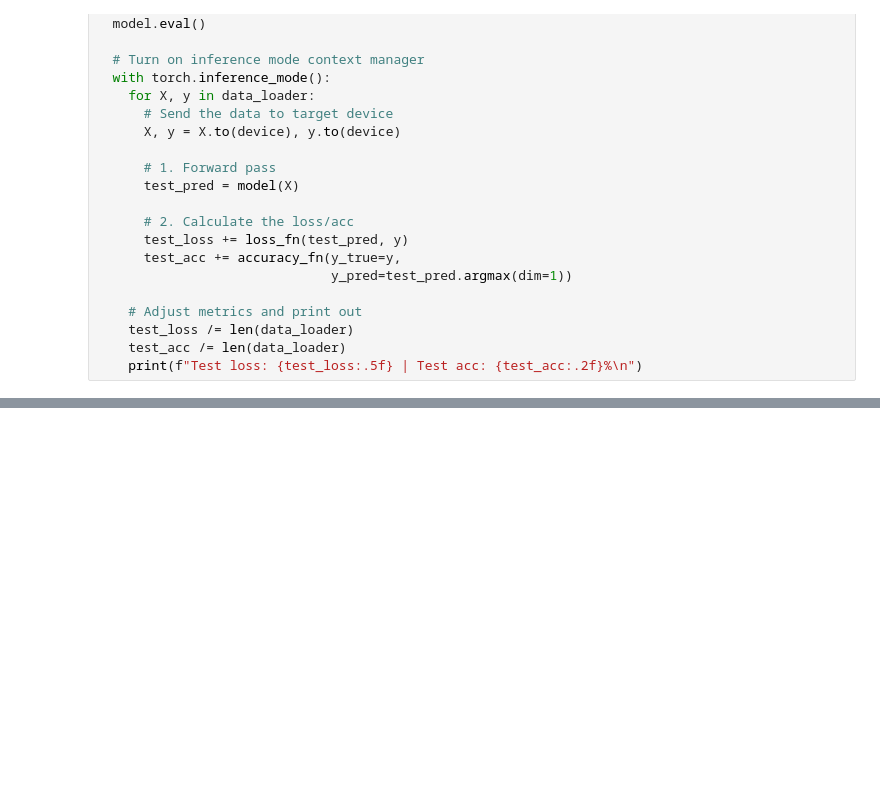
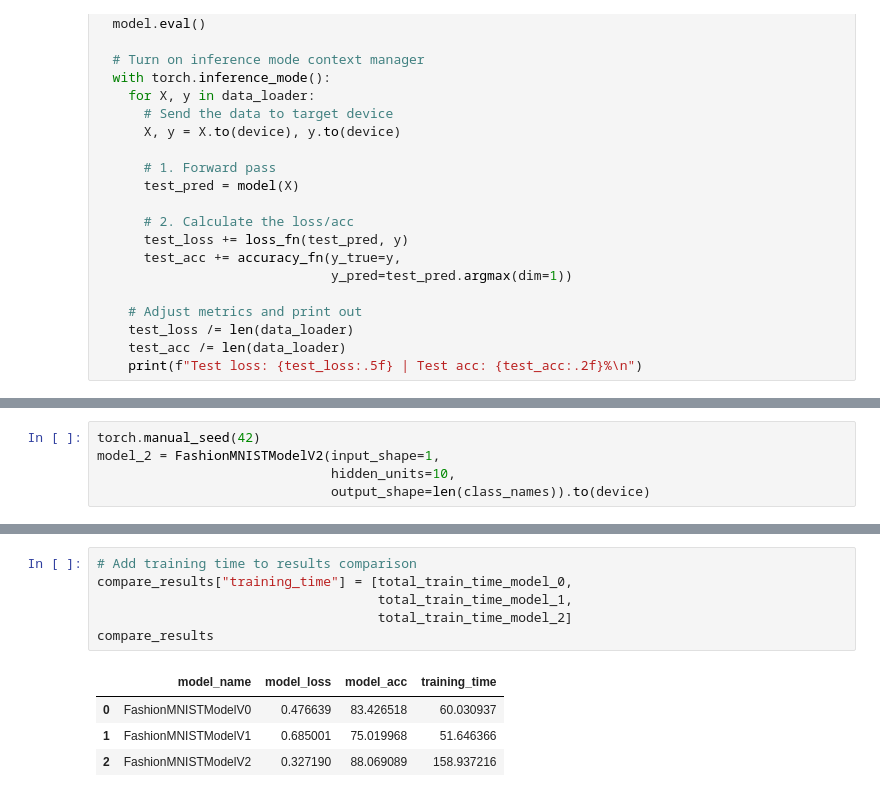
Before and after one commit to abhijeetk597/PyTorch-Practice, a Jupyter notebook: 03_Pytorch_CV.ipynb, the cells around one changed output, grey strips where cells are left out. Saved outputs shown, nothing was run; the diff lists cells and outputs as text; blank space fills up the shorter version.

```diff
--- a/03_Pytorch_CV.ipynb
+++ b/03_Pytorch_CV.ipynb
@@ -729,0 +769,5 @@ model_1_results
+# %%
+torch.manual_seed(42)
+model_2 = FashionMNISTModelV2(input_shape=1,
+                              hidden_units=10,
+                              output_shape=len(class_names)).to(device)
@@ -729,0 +940,11 @@ model_1_results
+# %%
+# Add training time to results comparison
+compare_results["training_time"] = [total_train_time_model_0,
+                                    total_train_time_model_1,
+                                    total_train_time_model_2]
+compare_results
+# %% [output]
+|  | model_name | model_loss | model_acc | training_time |
+| 0 | FashionMNISTModelV0 | 0.476639 | 83.426518 | 60.030937 |
+| 1 | FashionMNISTModelV1 | 0.685001 | 75.019968 | 51.646366 |
+| 2 | FashionMNISTModelV2 | 0.327190 | 88.069089 | 158.937216 |
```
Also changed, not shown: parts of 39 cells of this notebook.
